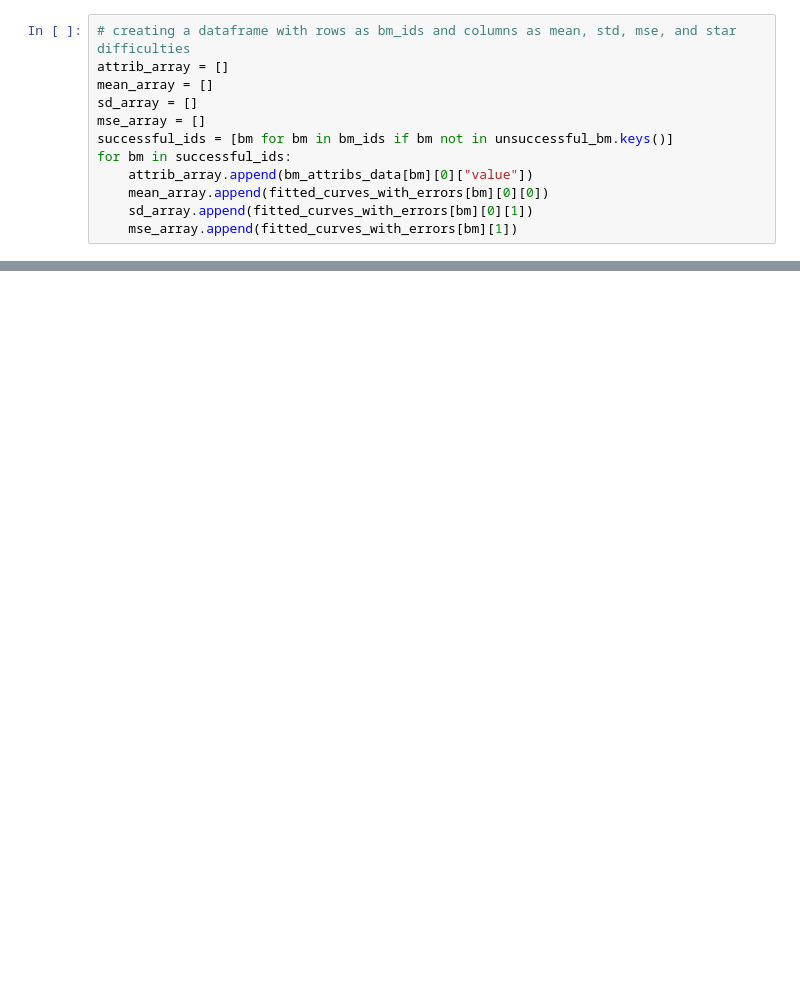
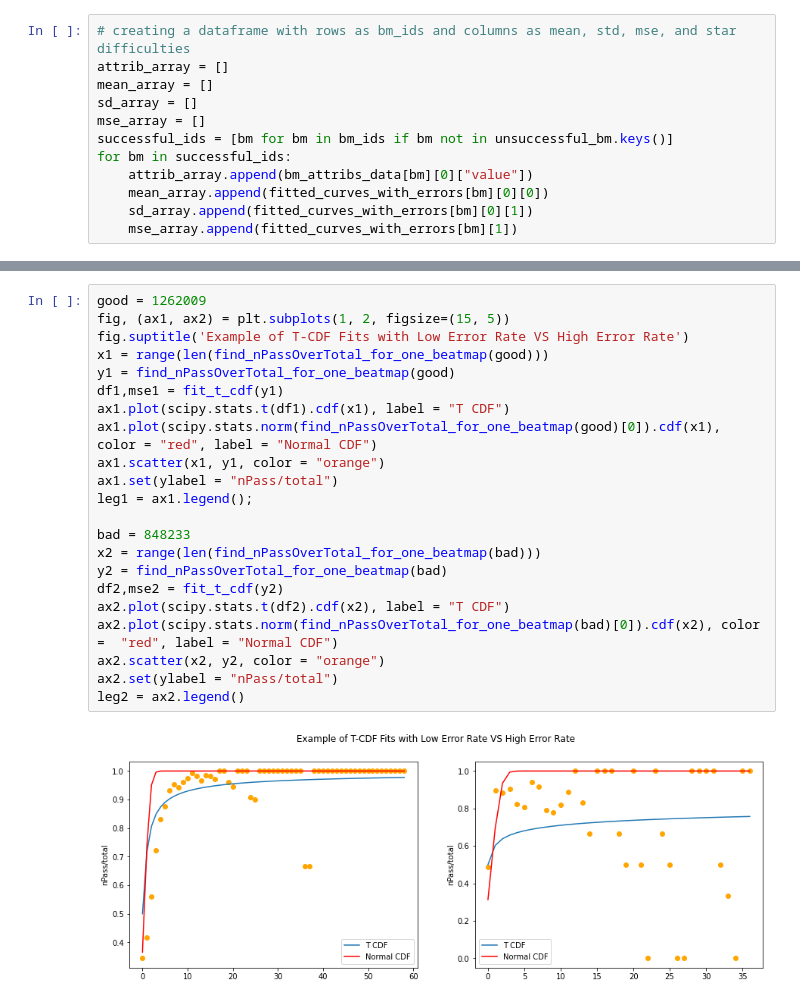
Before and after one commit to the-data-science-union/DSU-S2021-mlpp, a Jupyter notebook: exploration/5. score_criteria_reevaluation/2. m1_sigmoid_cdf_fitting.ipynb, the cells around one changed output, grey strips where cells are left out. Saved outputs shown, nothing was run; the diff lists cells and outputs as text; blank space fills up the shorter version.

```diff
--- a/exploration/5. score_criteria_reevaluation/2. m1_sigmoid_cdf_fitting.ipynb
+++ b/exploration/5. score_criteria_reevaluation/2. m1_sigmoid_cdf_fitting.ipynb
@@ -281,0 +205,24 @@ Don't forget to provide a conclusion
+# %%
+good = 1262009
+fig, (ax1, ax2) = plt.subplots(1, 2, figsize=(15, 5))
+fig.suptitle('Example of T-CDF Fits with Low Error Rate VS High Error Rate')
+x1 = range(len(find_nPassOverTotal_for_one_beatmap(good)))
+y1 = find_nPassOverTotal_for_one_beatmap(good)
+df1,mse1 = fit_t_cdf(y1)
+ax1.plot(scipy.stats.t(df1).cdf(x1), label = "T CDF")
+ax1.plot(scipy.stats.norm(find_nPassOverTotal_for_one_beatmap(good)[0]).cdf(x1), color = "red", label = "Normal CDF")
+ax1.scatter(x1, y1, color = "orange")
+ax1.set(ylabel = "nPass/total")
+leg1 = ax1.legend();
+
+bad = 848233
+x2 = range(len(find_nPassOverTotal_for_one_beatmap(bad)))
+y2 = find_nPassOverTotal_for_one_beatmap(bad)
+df2,mse2 = fit_t_cdf(y2)
+ax2.plot(scipy.stats.t(df2).cdf(x2), label = "T CDF")
+ax2.plot(scipy.stats.norm(find_nPassOverTotal_for_one_beatmap(bad)[0]).cdf(x2), color =  "red", label = "Normal CDF")
+ax2.scatter(x2, y2, color = "orange")
+ax2.set(ylabel = "nPass/total")
+leg2 = ax2.legend()
+# %% [output]
+[figure, added]
```
Also changed, not shown: parts of 28 cells of this notebook, 1 other file.
